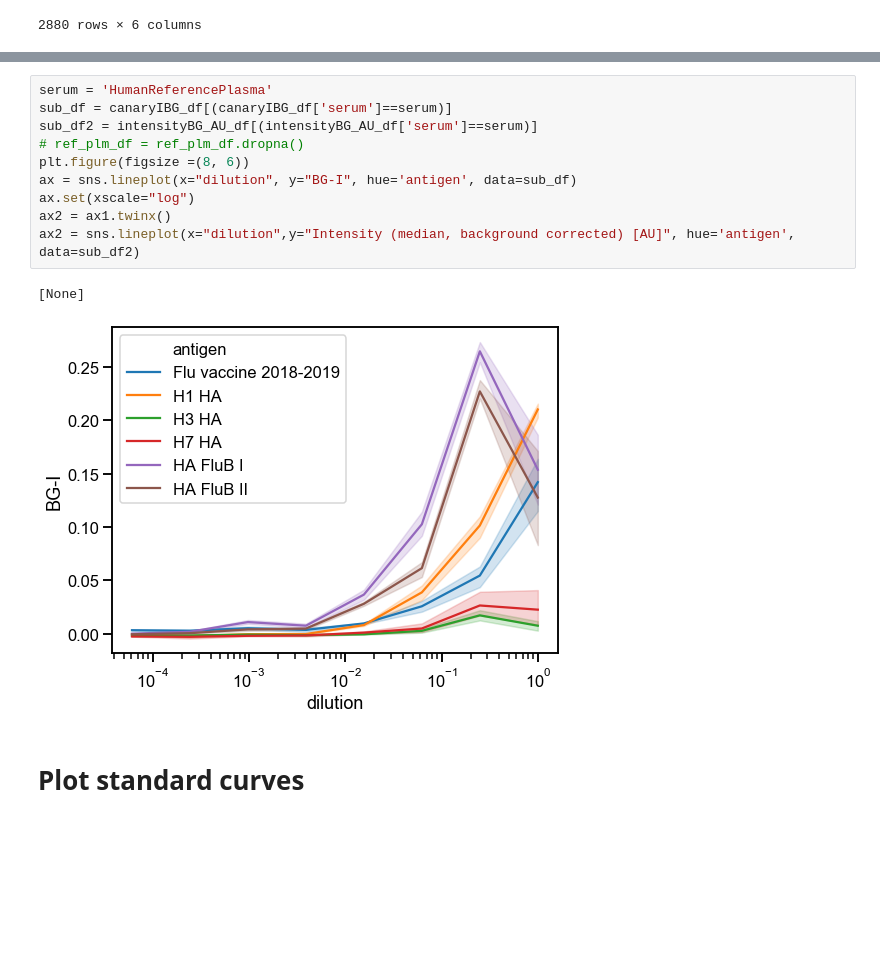
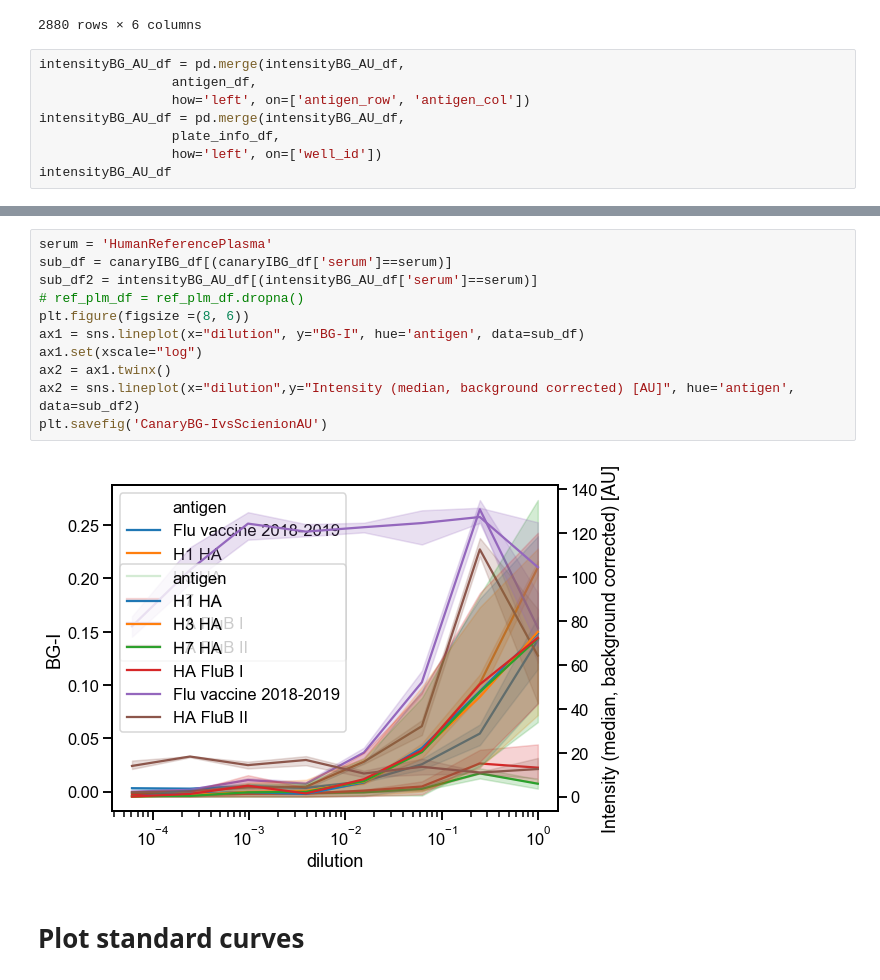
Before and after one commit to mehta-lab/multiSero, a Jupyter notebook: notebooks_interpretation/FluPlateInterpretationV3_smg.ipynb, the cells around one changed output, grey strips where cells are left out. Drawn from its saved outputs; the diff is of its cells as text; blank space fills up the shorter version.

Commit message:
scienion_vs_canary png

```diff
--- a/notebooks_interpretation/FluPlateInterpretationV3_smg.ipynb
+++ b/notebooks_interpretation/FluPlateInterpretationV3_smg.ipynb
@@ -398,3 +398,11 @@ intensityBG_AU_df
 | 2878 | 5 | 3 | H12 | 78.159 | 75.195 | 2.964 |
 | 2879 | 5 | 4 | H12 | 74.855 | 74.843 | 0.012 |
 2880 rows × 6 columns
+# %%
+intensityBG_AU_df = pd.merge(intensityBG_AU_df,
+                 antigen_df,
+                 how='left', on=['antigen_row', 'antigen_col'])
+intensityBG_AU_df = pd.merge(intensityBG_AU_df,
+                 plate_info_df,
+                 how='left', on=['well_id'])
+intensityBG_AU_df
@@ -401,16 +423,16 @@ intensityBG_AU_df
 # %%
 serum = 'HumanReferencePlasma'
 sub_df = canaryIBG_df[(canaryIBG_df['serum']==serum)]
 sub_df2 = intensityBG_AU_df[(intensityBG_AU_df['serum']==serum)]
 # ref_plm_df = ref_plm_df.dropna()
 plt.figure(figsize =(8, 6))
-ax = sns.lineplot(x="dilution", y="BG-I", hue='antigen', data=sub_df)
-ax.set(xscale="log")
+ax1 = sns.lineplot(x="dilution", y="BG-I", hue='antigen', data=sub_df)
+ax1.set(xscale="log")
 ax2 = ax1.twinx()
 ax2 = sns.lineplot(x="dilution",y="Intensity (median, background corrected) [AU]", hue='antigen', data=sub_df2)
+plt.savefig('CanaryBG-IvsScienionAU')
 # %% [output]
-[None]
-[figure, old version]
+[figure, new version]
 # %% [markdown]
 # Plot standard curves
 # %% [markdown]
```
Also changed, not shown: parts of 1 cell of this notebook, 1 other file.
